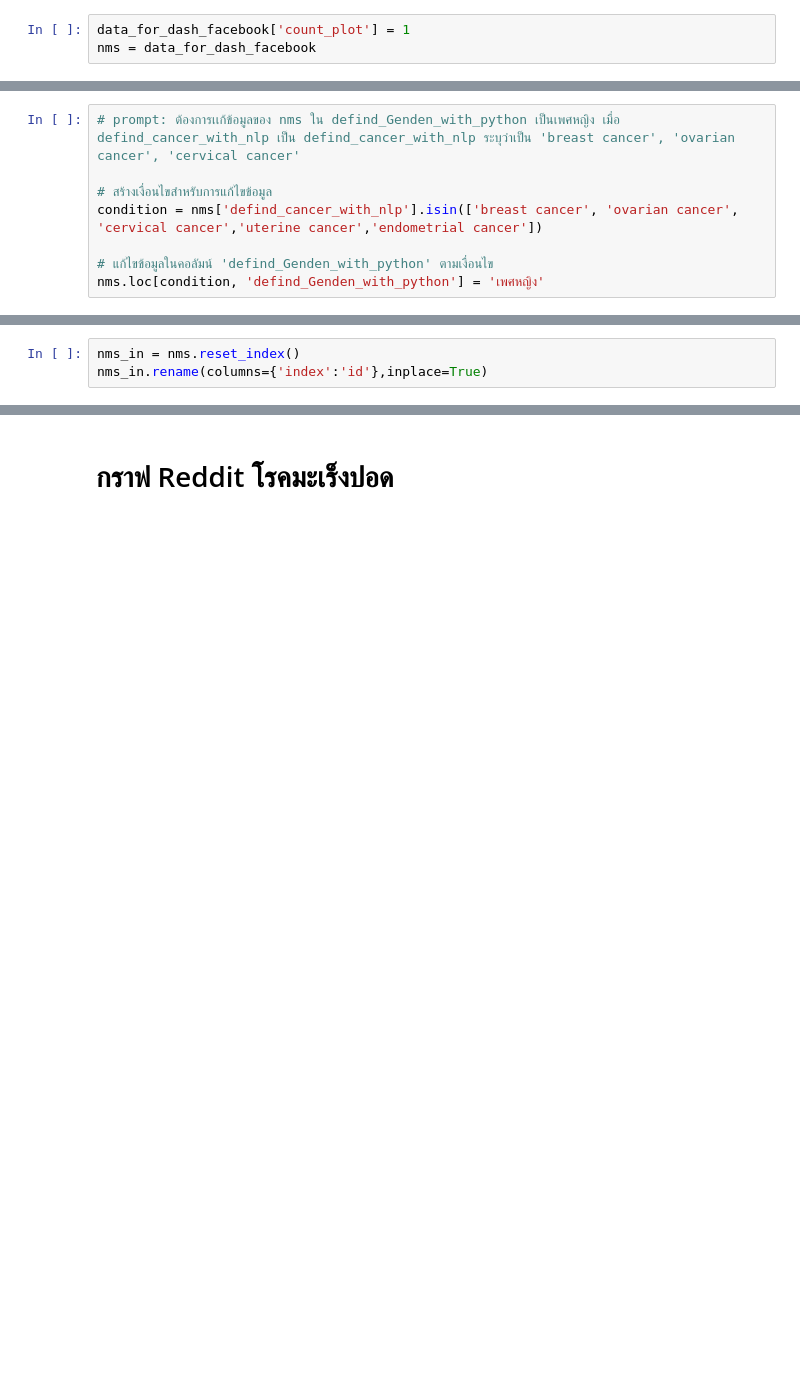
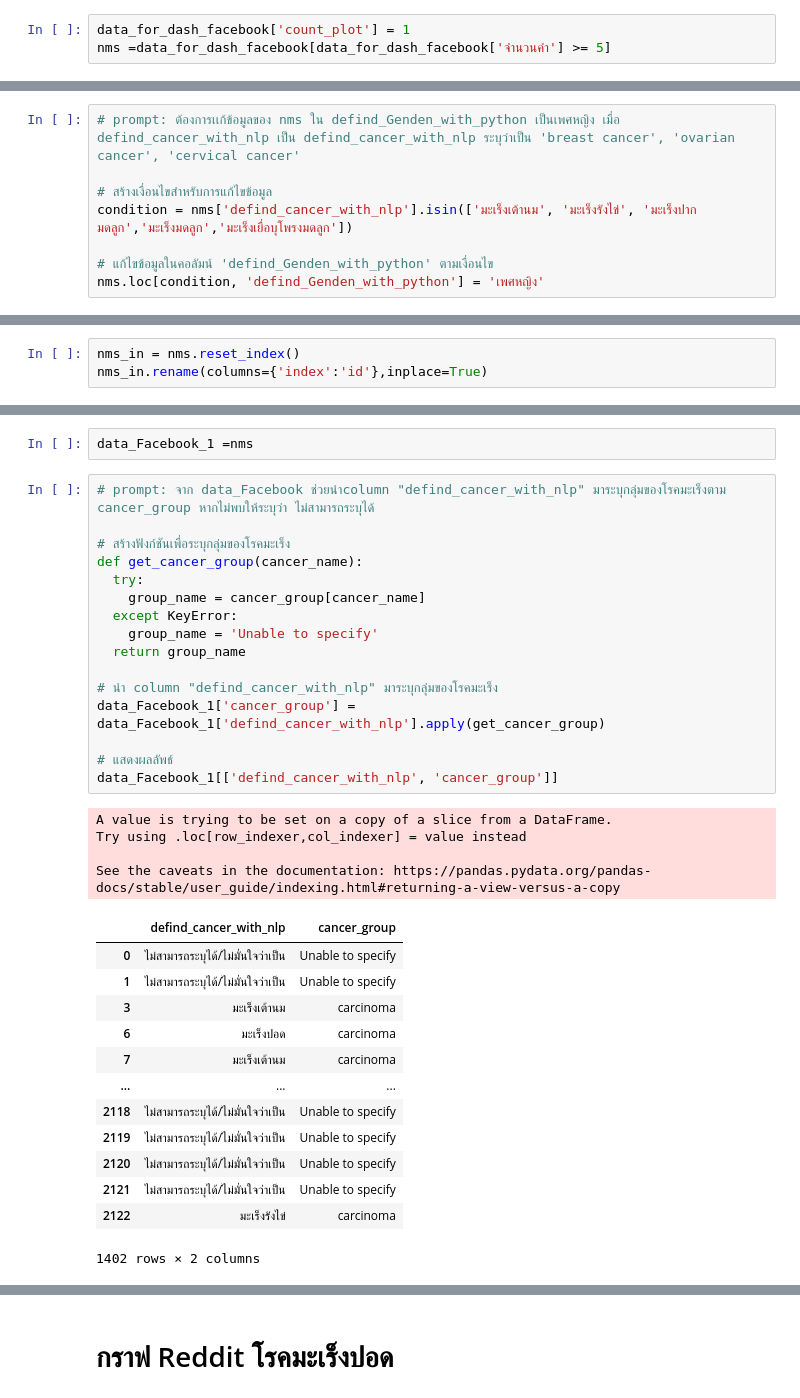
Before and after one commit to MOOwuttichai/BSC_DPDM2023, a Jupyter notebook: กราฟ.ipynb, the cells around one changed output, grey strips where cells are left out. Cells and saved outputs as stored; diff of their text form; blank space fills up the shorter version.

```diff
--- a/กราฟ.ipynb
+++ b/กราฟ.ipynb
@@ -20,6 +204,6 @@ data_for_dash_facebook = pd.read_csv('/content/drive/MyDrive/เชี่ยง
 # %%
 data_for_dash_facebook['count_plot'] = 1
-nms = data_for_dash_facebook
+nms =data_for_dash_facebook[data_for_dash_facebook['จำนวนคำ'] >= 5]
 # %%
 fix_word = []
 for i in range(len(nms)):
@@ -71,7 +223,7 @@ print(text_1)
 # prompt: ต้องการเเก้ข้อมูลของ nms ใน defind_Genden_with_python เป็นเพศหญิง เมื่อ defind_cancer_with_nlp เป็น defind_cancer_with_nlp ระบุว่าเป็น 'breast cancer', 'ovarian cancer', 'cervical cancer'
 
 # สร้างเงื่อนไขสำหรับการแก้ไขข้อมูล
-condition = nms['defind_cancer_with_nlp'].isin(['breast cancer', 'ovarian cancer', 'cervical cancer','uterine cancer','endometrial cancer'])
+condition = nms['defind_cancer_with_nlp'].isin(['มะเร็งเต้านม', 'มะเร็งรังไข่', 'มะเร็งปากมดลูก','มะเร็งมดลูก','มะเร็งเยื่อบุโพรงมดลูก'])
 
 # แก้ไขข้อมูลในคอลัมน์ 'defind_Genden_with_python' ตามเงื่อนไข
 nms.loc[condition, 'defind_Genden_with_python'] = 'เพศหญิง'
@@ -215,0 +399,36 @@ print(text_8)
+# %%
+data_Facebook_1 =nms
+# %%
+# prompt: จาก data_Facebook ช่วยนำcolumn "defind_cancer_with_nlp" มาระบุกลุ่มของโรคมะเร็งตาม cancer_group หากไม่พบให้ระบุว่า ไม่สามารถระบุได้
+
+# สร้างฟังก์ชันเพื่อระบุกลุ่มของโรคมะเร็ง
+def get_cancer_group(cancer_name):
+  try:
+    group_name = cancer_group[cancer_name]
+  except KeyError:
+    group_name = 'Unable to specify'
+  return group_name
+
+# นำ column "defind_cancer_with_nlp" มาระบุกลุ่มของโรคมะเร็ง
+data_Facebook_1['cancer_group'] = data_Facebook_1['defind_cancer_with_nlp'].apply(get_cancer_group)
+
+# แสดงผลลัพธ์
+data_Facebook_1[['defind_cancer_with_nlp', 'cancer_group']]
+# %% [output]
+A value is trying to be set on a copy of a slice from a DataFrame.
+Try using .loc[row_indexer,col_indexer] = value instead
+
+See the caveats in the documentation: https://pandas.pydata.org/pandas-docs/stable/user_guide/indexing.html#returning-a-view-versus-a-copy
+|  | defind_cancer_with_nlp | cancer_group |
+| 0 | ไม่สามารถระบุได้/ไม่มั่นใจว่าเป็น | Unable to specify |
+| 1 | ไม่สามารถระบุได้/ไม่มั่นใจว่าเป็น | Unable to specify |
+| 3 | มะเร็งเต้านม | carcinoma |
+| 6 | มะเร็งปอด | carcinoma |
+| 7 | มะเร็งเต้านม | carcinoma |
+| ... | ... | ... |
+| 2118 | ไม่สามารถระบุได้/ไม่มั่นใจว่าเป็น | Unable to specify |
+| 2119 | ไม่สามารถระบุได้/ไม่มั่นใจว่าเป็น | Unable to specify |
+| 2120 | ไม่สามารถระบุได้/ไม่มั่นใจว่าเป็น | Unable to specify |
+| 2121 | ไม่สามารถระบุได้/ไม่มั่นใจว่าเป็น | Unable to specify |
+| 2122 | มะเร็งรังไข่ | carcinoma |
+1402 rows × 2 columns
```
Also changed, not shown: parts of 105 cells of this notebook.
